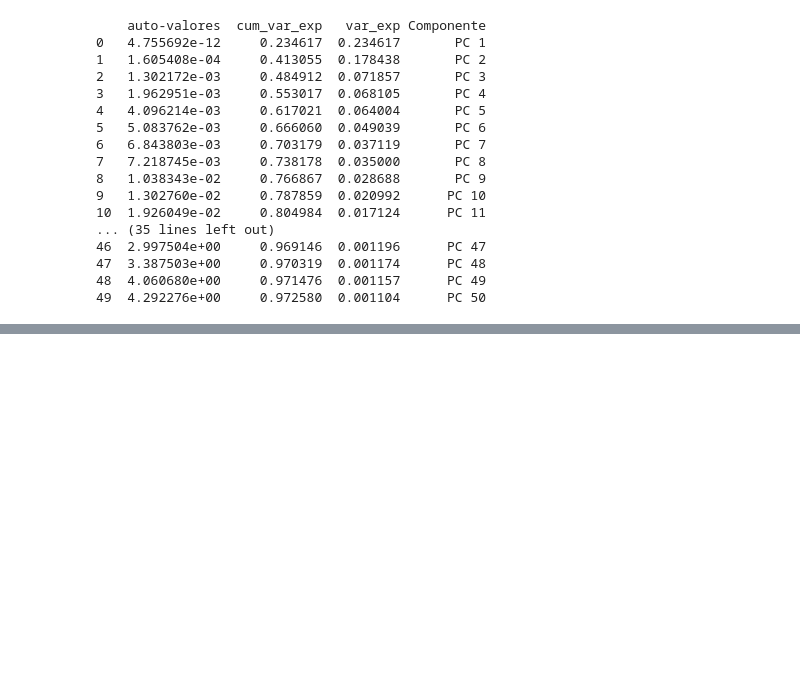
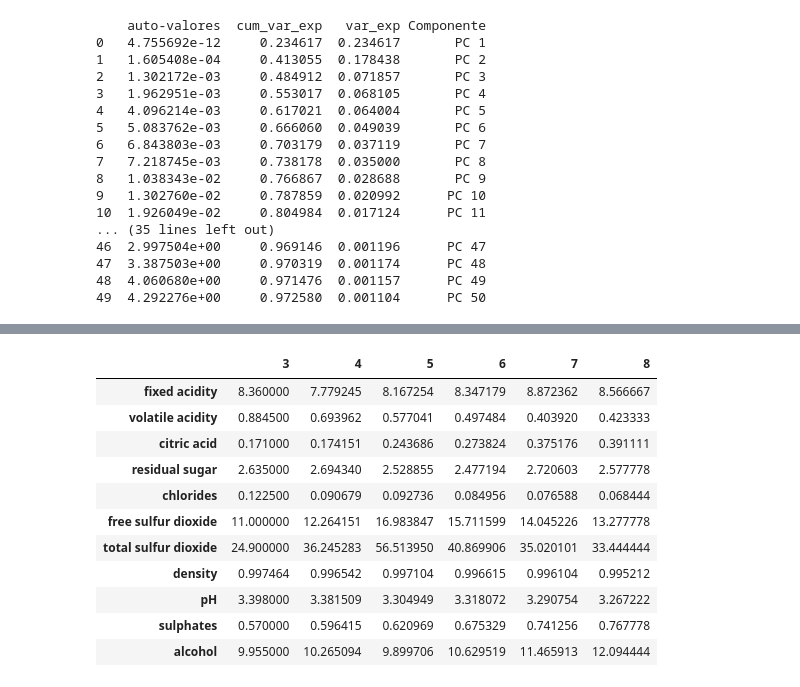
Before and after one commit to AdsonRoberto/PCA_e_LDA_-SemBiblioteca-, a Jupyter notebook: analise_de_dados.ipynb, the cells around one changed output, grey strips where cells are left out. Drawn from its saved outputs; the diff is of its cells as text; code cells hidden in the pictures; blank space fills up the shorter version.

```diff
--- a/analise_de_dados.ipynb
+++ b/analise_de_dados.ipynb
@@ -348,0 +375,19 @@ print(df_temp_virginica.head(50))
+# %%
+class_feature_means = pd.DataFrame(columns=[3, 4, 5, 6, 7, 8])
+for c, rows in dados.groupby('quality'):
+    class_feature_means[c] = rows.mean()
+class_feature_means = class_feature_means.drop(['quality'], axis=0)
+class_feature_means
+# %% [output]
+|  | 3 | 4 | 5 | 6 | 7 | 8 |
+| fixed acidity | 8.360000 | 7.779245 | 8.167254 | 8.347179 | 8.872362 | 8.566667 |
+| volatile acidity | 0.884500 | 0.693962 | 0.577041 | 0.497484 | 0.403920 | 0.423333 |
+| citric acid | 0.171000 | 0.174151 | 0.243686 | 0.273824 | 0.375176 | 0.391111 |
+| residual sugar | 2.635000 | 2.694340 | 2.528855 | 2.477194 | 2.720603 | 2.577778 |
+| chlorides | 0.122500 | 0.090679 | 0.092736 | 0.084956 | 0.076588 | 0.068444 |
+| free sulfur dioxide | 11.000000 | 12.264151 | 16.983847 | 15.711599 | 14.045226 | 13.277778 |
+| total sulfur dioxide | 24.900000 | 36.245283 | 56.513950 | 40.869906 | 35.020101 | 33.444444 |
+| density | 0.997464 | 0.996542 | 0.997104 | 0.996615 | 0.996104 | 0.995212 |
+| pH | 3.398000 | 3.381509 | 3.304949 | 3.318072 | 3.290754 | 3.267222 |
+| sulphates | 0.570000 | 0.596415 | 0.620969 | 0.675329 | 0.741256 | 0.767778 |
+| alcohol | 9.955000 | 10.265094 | 9.899706 | 10.629519 | 11.465913 | 12.094444 |
```
Also changed, not shown: parts of 7 cells of this notebook.
